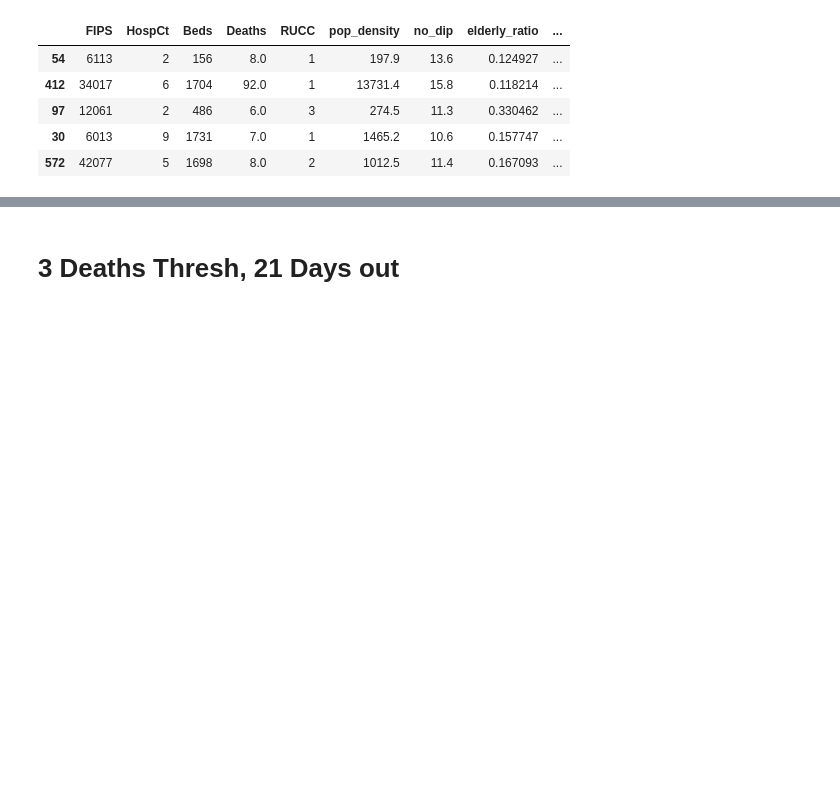
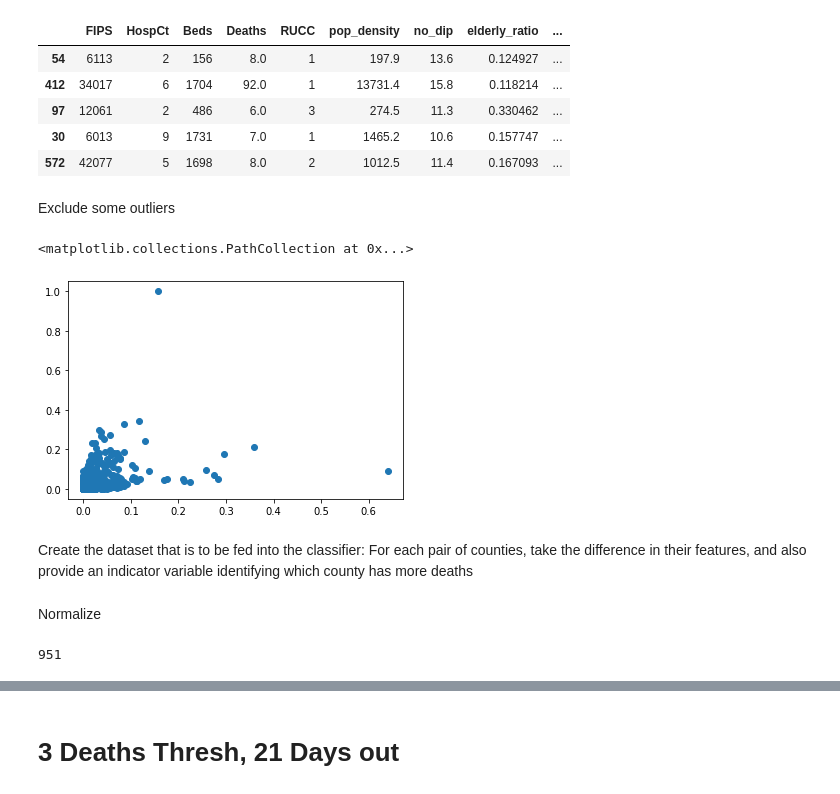
Before and after one commit to jhu-covid-optimization/covid-drivers, a Jupyter notebook: notebooks/Adjacent_Counties_Classifier.ipynb, the cells around one changed output, grey strips where cells are left out. Drawn from its saved outputs; the diff is of its cells as text; code cells hidden in the pictures; blank space fills up the shorter version.

```diff
--- a/notebooks/Adjacent_Counties_Classifier.ipynb
+++ b/notebooks/Adjacent_Counties_Classifier.ipynb
@@ -99,4 +126,29 @@ dataset.head()
 | 97 | 12061 | 2 | 486 | 6.0 | 3 | 274.5 | 11.3 | 0.330462 | ... |
 | 30 | 6013 | 9 | 1731 | 7.0 | 1 | 1465.2 | 10.6 | 0.157747 | ... |
 | 572 | 42077 | 5 | 1698 | 8.0 | 2 | 1012.5 | 11.4 | 0.167093 | ... |
+# %% [markdown]
+Exclude some outliers
+# %%
+import matplotlib.pyplot as plt
+
+plot_data = dataset.copy()
+plot_data['Beds'] = (dataset['Beds'] - np.min(dataset['Beds']))/(np.max(dataset['Beds']) - np.min(dataset['Beds']))
+plot_data['Deaths'] = (dataset['Deaths'] - np.min(dataset['Deaths']))/(np.max(dataset['Deaths']) - np.min(dataset['Deaths']))
+
+plot_data = plot_data[plot_data['FIPS'] != 36061]
+plot_data = plot_data[plot_data['FIPS'] != 6038]
+plot_data = plot_data[plot_data['FIPS'] != 17031]
+plot_data = plot_data[plot_data['FIPS'] != 48201]
+
+dataset = dataset[dataset['FIPS'] != 36061]
+dataset = dataset[dataset['FIPS'] != 6038]
+dataset = dataset[dataset['FIPS'] != 17031]
+dataset = dataset[dataset['FIPS'] != 48201]
+
+plt.scatter(plot_data['Deaths'], plot_data['Beds'])
+# %% [output]
+<matplotlib.collections.PathCollection at 0x...>
+[figure, added]
+# %% [markdown]
+Create the dataset that is to be fed into the classifier: For each pair of counties, take the difference in their features, and also provide an indicator variable identifying which county has more deaths
 # %%
@@ -166,0 +195,2 @@ for fips1, fips2 in pairs:
+# %% [markdown]
+Normalize
@@ -166,0 +219,4 @@ for fips1, fips2 in pairs:
+# %%
+print(len(model_data))
+# %% [output]
+951
```
Also changed, not shown: parts of 46 cells of this notebook.
